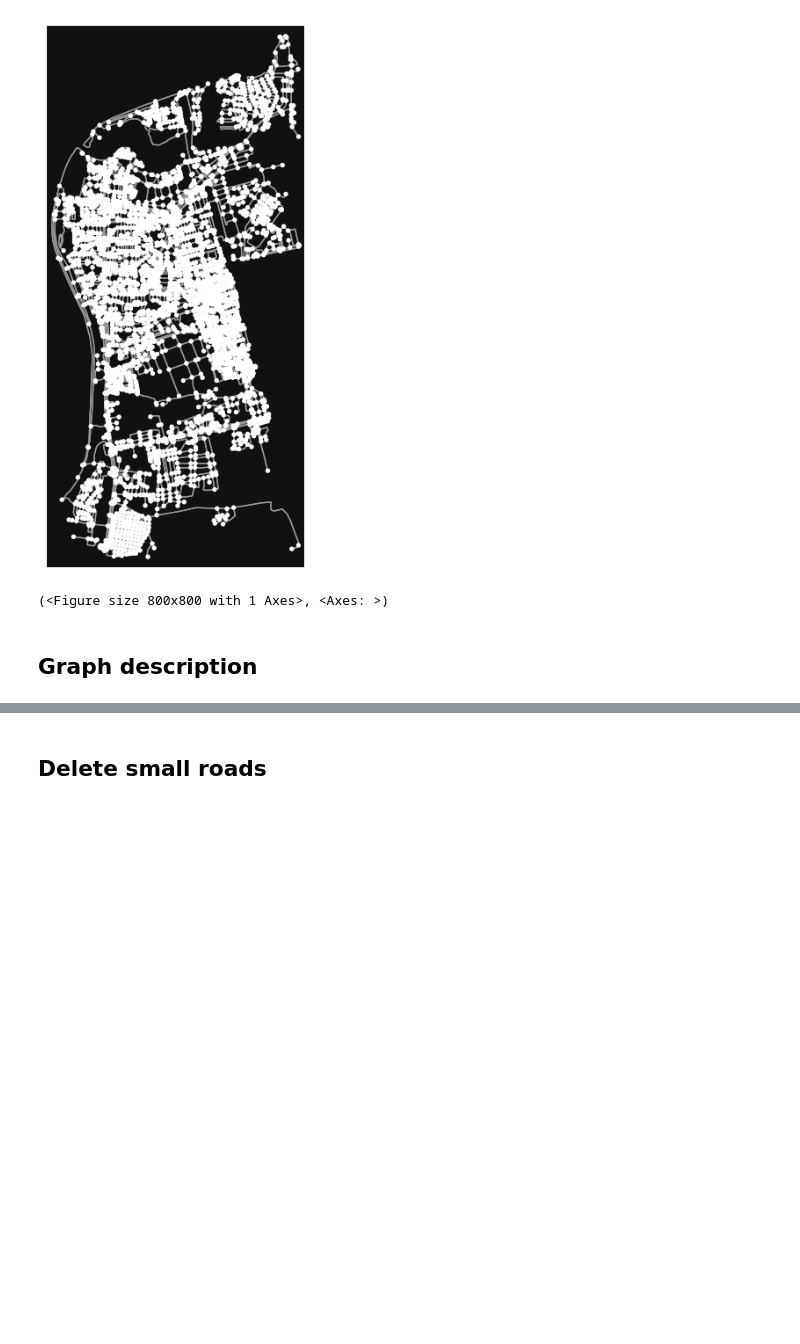
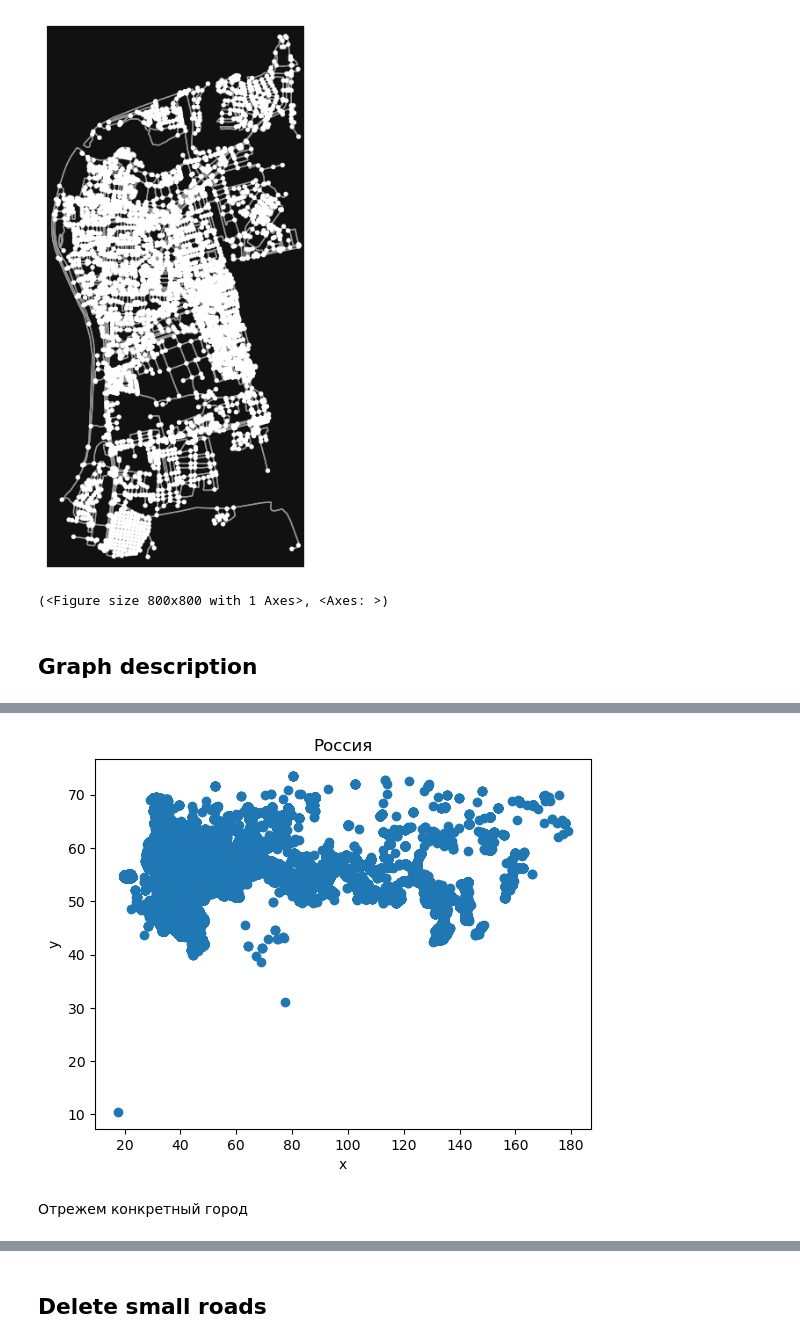
Before and after one commit to ThunderstormXX/TransportNet, a Jupyter notebook: Citytograph/test.ipynb, the cells around one changed output, grey strips where cells are left out. Cells and saved outputs as stored; diff of their text form; code cells hidden in the pictures; blank space fills up the shorter version.

```diff
--- a/Citytograph/test.ipynb
+++ b/Citytograph/test.ipynb
@@ -32,0 +60,13 @@ for u, v, key, edge_data in graph.edges(keys=True, data=True):
+# %%
+file_path = '~/Downloads/data.csv'
+buildings_2 = pd.read_csv(file_path)
+# %%
+plt.scatter(buildings_2['longitude'], buildings_2['latitude'])
+plt.xlabel('x')
+plt.ylabel('y')
+plt.title('Россия')
+plt.show()
+# %% [output]
+[figure, added]
+# %% [markdown]
+Отрежем конкретный город
```
Also changed, not shown: parts of 15 cells of this notebook.
